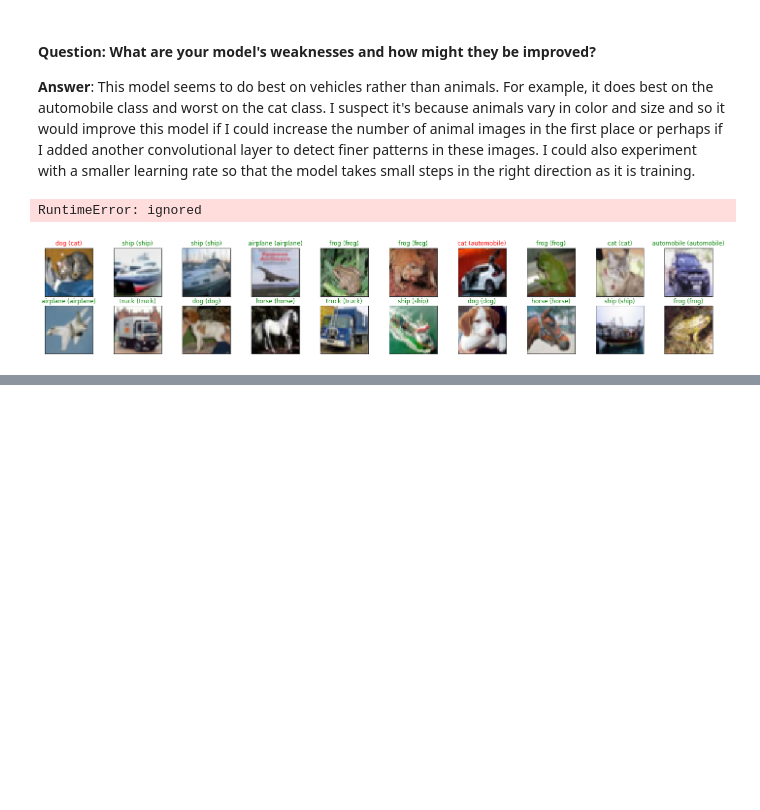
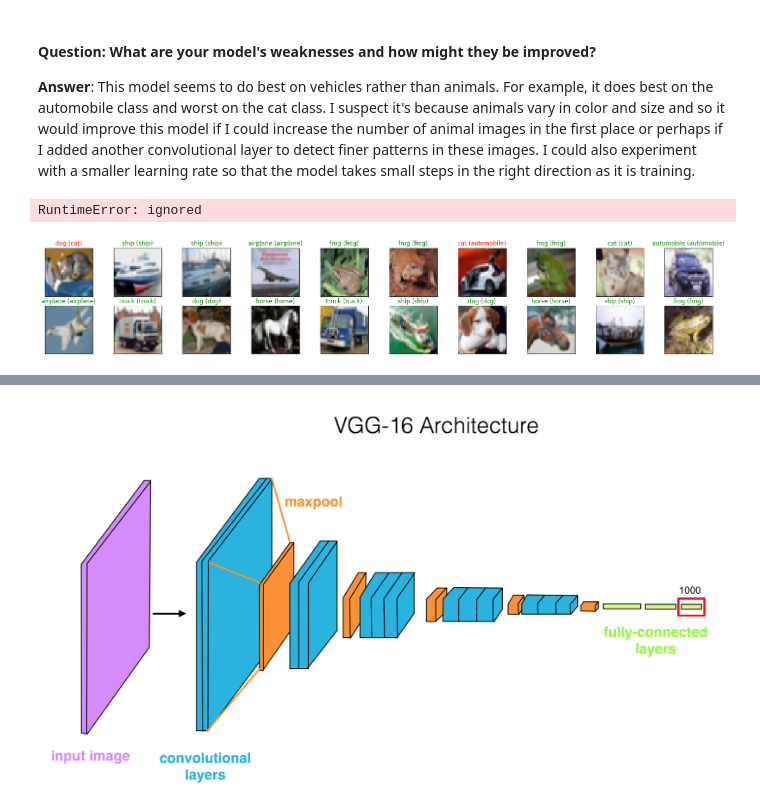
Before and after one commit to gwillig/maschine-learning-notebooks-for-interns, a Jupyter notebook: example.ipynb, the cells around one changed output, grey strips where cells are left out. Drawn from its saved outputs; the diff is of its cells as text; code cells hidden in the pictures; blank space fills up the shorter version.

Commit message:
MOD| ADD example for transfer learning

```diff
--- a/example.ipynb
+++ b/example.ipynb
@@ -1366,0 +1382,22 @@ for idx in np.arange(20):
+# %%
+import matplotlib.pyplot as plt
+import matplotlib.image as mpimg
+from PIL import Image
+import requests
+from io import BytesIO
+import cv2
+import numpy as np
+from google.colab.patches import cv2_imshow
+%matplotlib inline
+
+import cv2
+import numpy as np
+import requests
+# load color image
+url = "https://github.com/gwillig/maschine-learning-notebooks-for-interns/blob/master/vgg_16_architecture.png?raw=true"
+resp = requests.get(url, stream=True).raw
+image = np.asarray(bytearray(resp.read()), dtype="uint8")
+bgr_img = cv2.imdecode(image, cv2.IMREAD_COLOR)
+cv2_imshow(bgr_img)
+# %% [output]
+[figure, added]
```
Also changed, not shown: parts of 18 cells of this notebook.
